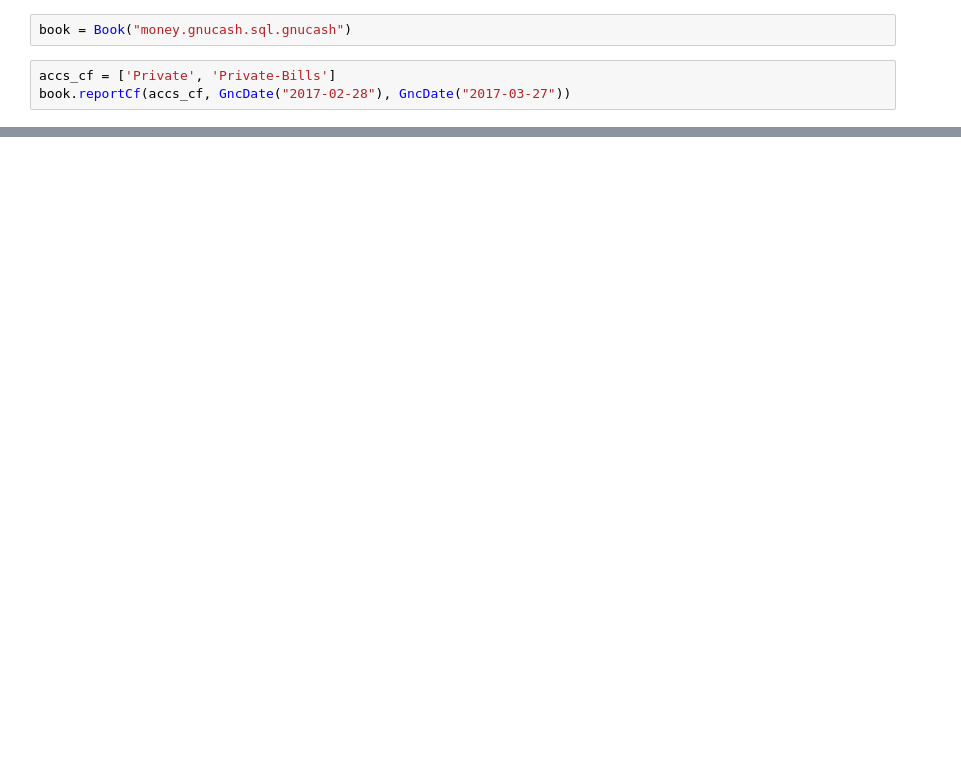
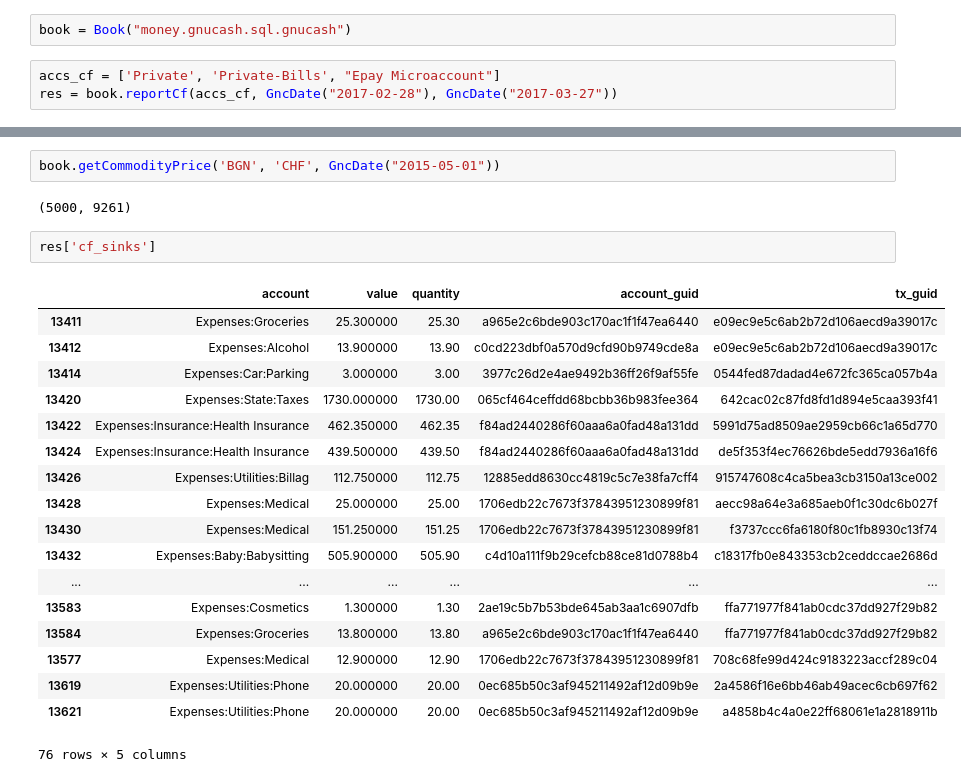
Before and after one commit to ihkihk/py-gnucash, a Jupyter notebook: py-gnc.ipynb, the cells around one changed output, grey strips where cells are left out. Drawn from its saved outputs; the diff is of its cells as text; blank space fills up the shorter version.

```diff
--- a/py-gnc.ipynb
+++ b/py-gnc.ipynb
@@ -340,5 +423,5 @@ Warning: Unimplemented function from_gnc() called by <class '__main__.GncDate'>:
 # %%
 book = Book("money.gnucash.sql.gnucash")
 # %%
-accs_cf = ['Private', 'Private-Bills']
-book.reportCf(accs_cf, GncDate("2017-02-28"), GncDate("2017-03-27"))
+accs_cf = ['Private', 'Private-Bills', "Epay Microaccount"]
+res = book.reportCf(accs_cf, GncDate("2017-02-28"), GncDate("2017-03-27"))
@@ -369,0 +428,25 @@ sys.version
+# %%
+book.getCommodityPrice('BGN', 'CHF', GncDate("2015-05-01"))
+# %% [output]
+(5000, 9261)
+# %%
+res['cf_sinks']
+# %% [output]
+|  | account | value | quantity | account_guid | tx_guid |
+| 13411 | Expenses:Groceries | 25.300000 | 25.30 | a965e2c6bde903c170ac1f1f47ea6440 | e09ec9e5c6ab2b72d106aecd9a39017c |
+| 13412 | Expenses:Alcohol | 13.900000 | 13.90 | c0cd223dbf0a570d9cfd90b9749cde8a | e09ec9e5c6ab2b72d106aecd9a39017c |
+| 13414 | Expenses:Car:Parking | 3.000000 | 3.00 | 3977c26d2e4ae9492b36ff26f9af55fe | 0544fed87dadad4e672fc365ca057b4a |
+| 13420 | Expenses:State:Taxes | 1730.000000 | 1730.00 | 065cf464ceffdd68bcbb36b983fee364 | 642cac02c87fd8fd1d894e5caa393f41 |
+| 13422 | Expenses:Insurance:Health Insurance | 462.350000 | 462.35 | f84ad2440286f60aaa6a0fad48a131dd | 5991d75ad8509ae2959cb66c1a65d770 |
+| 13424 | Expenses:Insurance:Health Insurance | 439.500000 | 439.50 | f84ad2440286f60aaa6a0fad48a131dd | de5f353f4ec76626bde5edd7936a16f6 |
+| 13426 | Expenses:Utilities:Billag | 112.750000 | 112.75 | 12885edd8630cc4819c5c7e38fa7cff4 | 915747608c4ca5bea3cb3150a13ce002 |
+| 13428 | Expenses:Medical | 25.000000 | 25.00 | 1706edb22c7673f37843951230899f81 | aecc98a64e3a685aeb0f1c30dc6b027f |
+| 13430 | Expenses:Medical | 151.250000 | 151.25 | 1706edb22c7673f37843951230899f81 | f3737ccc6fa6180f80c1fb8930c13f74 |
+| 13432 | Expenses:Baby:Babysitting | 505.900000 | 505.90 | c4d10a111f9b29cefcb88ce81d0788b4 | c18317fb0e843353cb2ceddccae2686d |
+| ... | ... | ... | ... | ... | ... |
+| 13583 | Expenses:Cosmetics | 1.300000 | 1.30 | 2ae19c5b7b53bde645ab3aa1c6907dfb | ffa771977f841ab0cdc37dd927f29b82 |
+| 13584 | Expenses:Groceries | 13.800000 | 13.80 | a965e2c6bde903c170ac1f1f47ea6440 | ffa771977f841ab0cdc37dd927f29b82 |
+| 13577 | Expenses:Medical | 12.900000 | 12.90 | 1706edb22c7673f37843951230899f81 | 708c68fe99d424c9183223accf289c04 |
+| 13619 | Expenses:Utilities:Phone | 20.000000 | 20.00 | 0ec685b50c3af945211492af12d09b9e | 2a4586f16e6bb46ab49acec6cb697f62 |
+| 13621 | Expenses:Utilities:Phone | 20.000000 | 20.00 | 0ec685b50c3af945211492af12d09b9e | a4858b4c4a0e22ff68061e1a2818911b |
+76 rows × 5 columns
```
Also changed, not shown: parts of 9 cells of this notebook.
